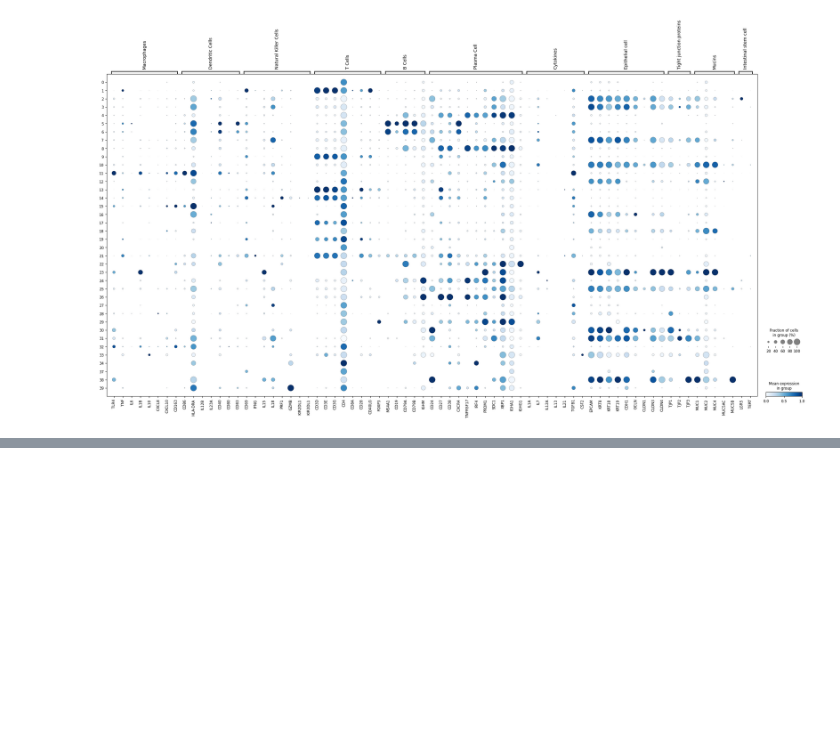
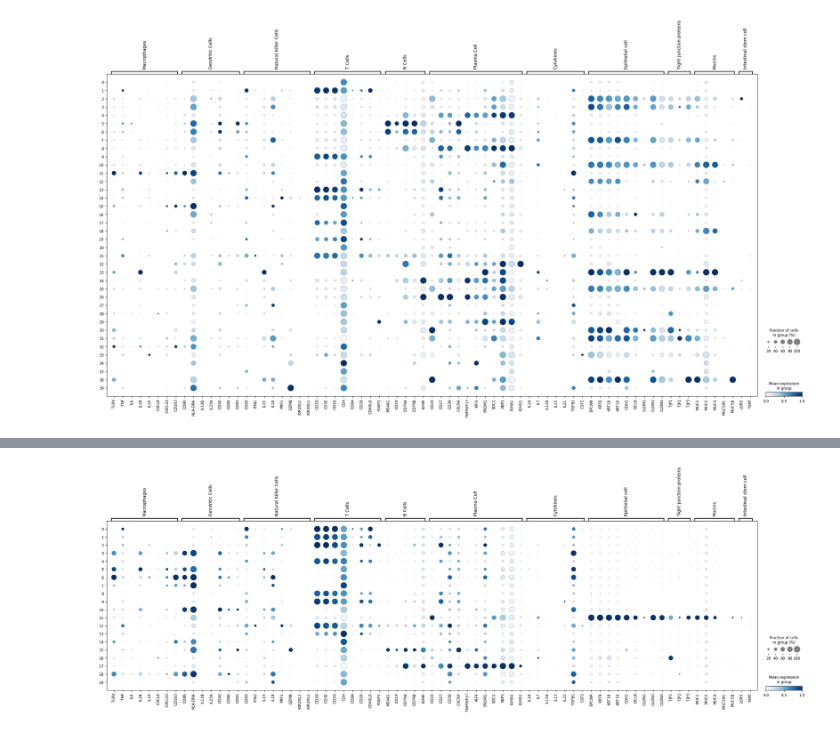
Before and after one commit to tuonglab/Charlotte, a Jupyter notebook: notebooks/crohns_disease/crohns_disease_harmony_public.ipynb, the cells around one changed output, grey strips where cells are left out. Cells and saved outputs as stored; diff of their text form; code cells hidden in the pictures; blank space fills up the shorter version.

```diff
--- a/notebooks/crohns_disease/crohns_disease_harmony_public.ipynb
+++ b/notebooks/crohns_disease/crohns_disease_harmony_public.ipynb
@@ -247,0 +283,4 @@ cd4_cells_data.write(public_cd4_harmony_file)
+# %%
+sc.pl.dotplot(cd4_cells_data, my_gene_dictionary, groupby="cd4_leiden", cmap="Blues", standard_scale="var")
+# %% [output]
+[figure, added]
```
Also changed, not shown: parts of 6 cells of this notebook.
